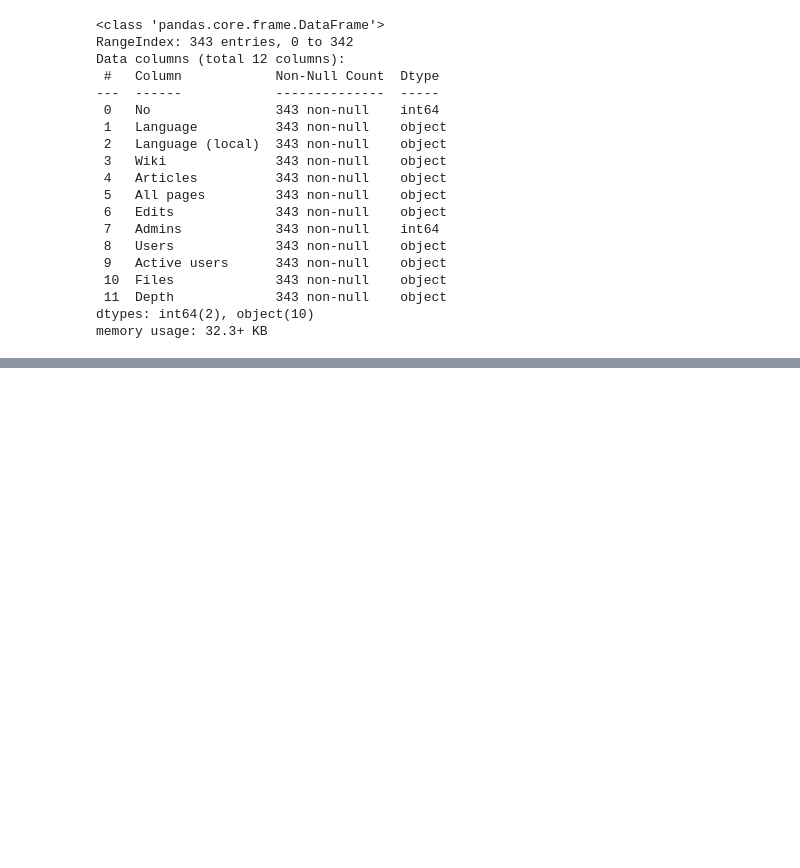
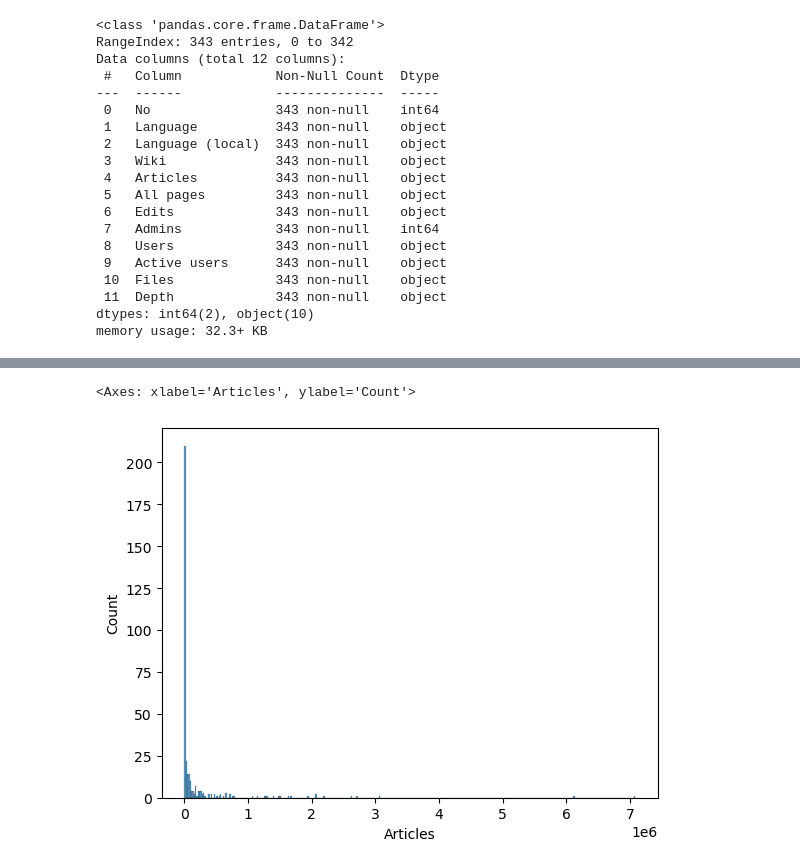
Before and after one commit to mvardhan2003/Wikipedia-Data-Analysis, a Jupyter notebook: Eda_on_wikipedias.ipynb, the cells around one changed output, grey strips where cells are left out. Drawn from its saved outputs; the diff is of its cells as text; code cells hidden in the pictures; blank space fills up the shorter version.

```diff
--- a/Eda_on_wikipedias.ipynb
+++ b/Eda_on_wikipedias.ipynb
@@ -87,0 +266,5 @@ df
+# %%
+sns.histplot(df,x="Articles")
+# %% [output]
+<Axes: xlabel='Articles', ylabel='Count'>
+[figure, added]
```
Also changed, not shown: parts of 18 cells of this notebook.
